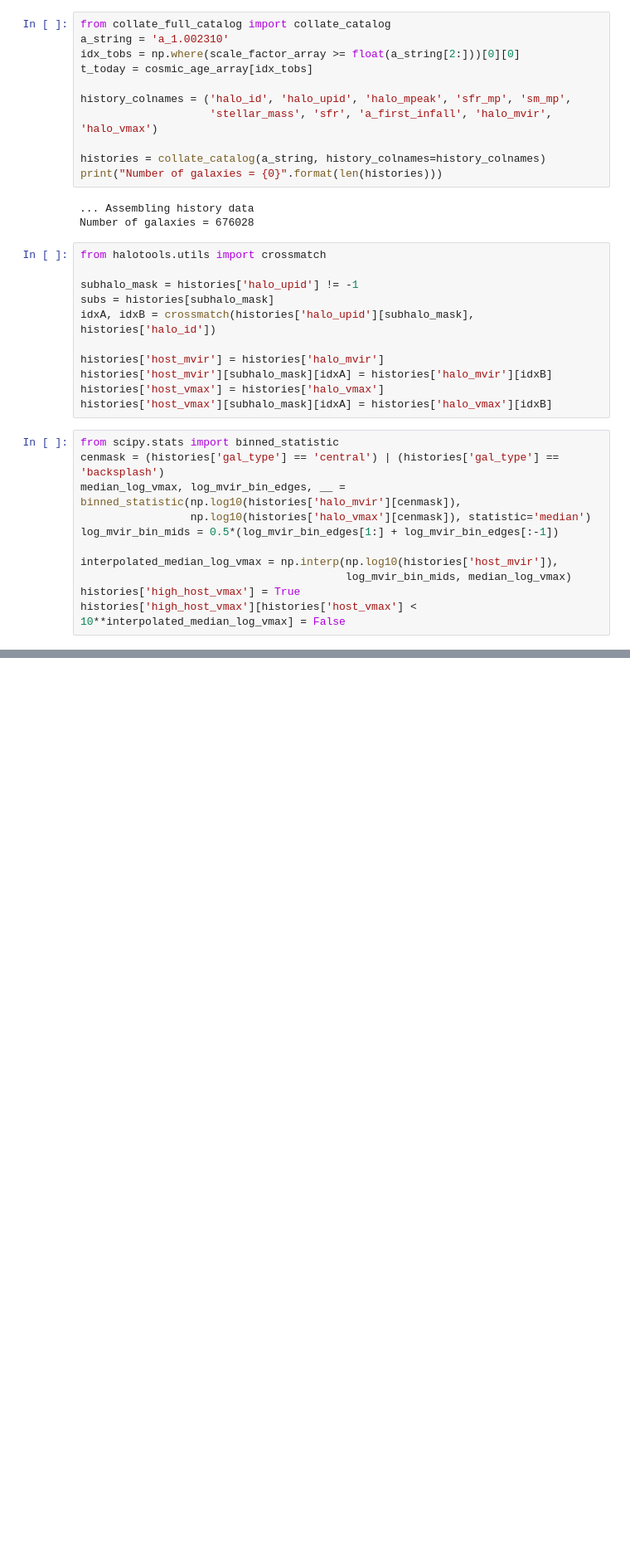
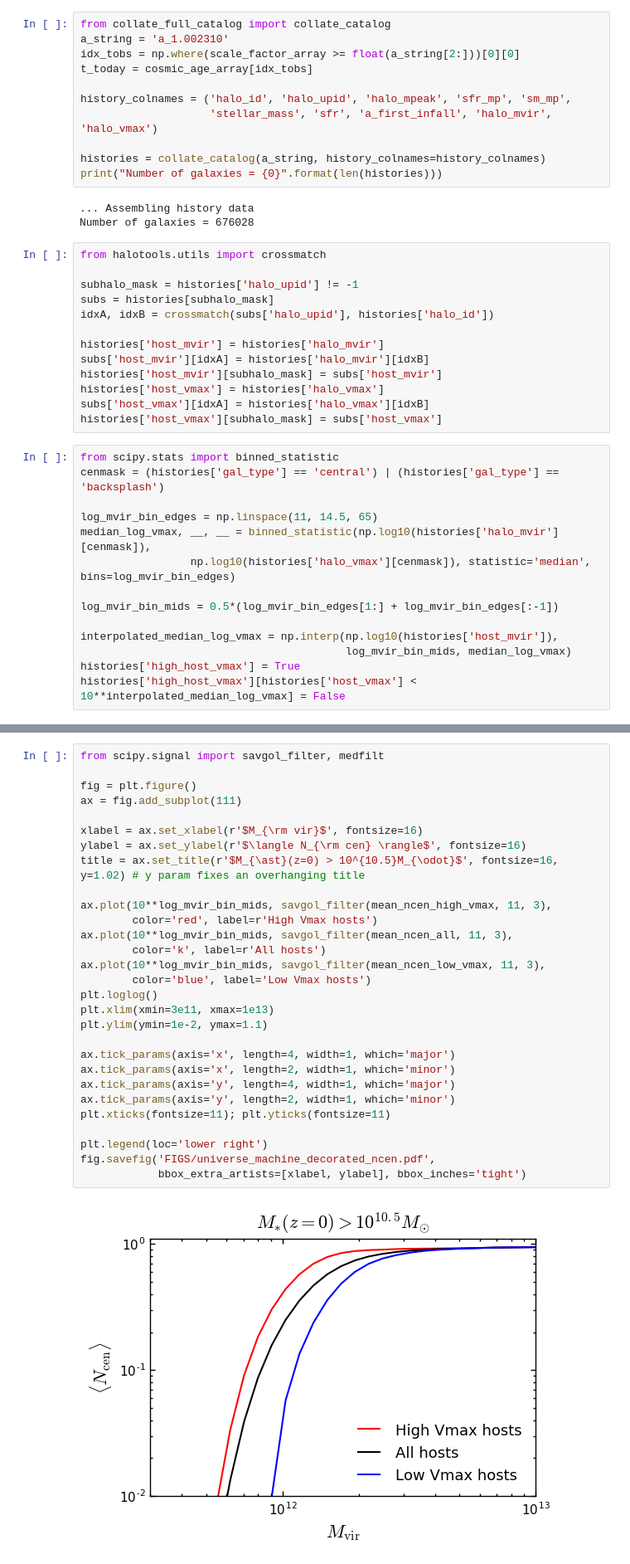
Before and after one commit to aphearin/time_evolving_cam_utils, a Jupyter notebook: calculated_conditioned_hod.ipynb, the cells around one changed output, grey strips where cells are left out. Shown at 83% size. Cells and saved outputs as stored; diff of their text form; blank space fills up the shorter version.

Commit message:
Added decorated hod analysis

```diff
--- a/calculated_conditioned_hod.ipynb
+++ b/calculated_conditioned_hod.ipynb
@@ -24,17 +24,22 @@ from halotools.utils import crossmatch
 
 subhalo_mask = histories['halo_upid'] != -1
 subs = histories[subhalo_mask]
-idxA, idxB = crossmatch(histories['halo_upid'][subhalo_mask], histories['halo_id'])
+idxA, idxB = crossmatch(subs['halo_upid'], histories['halo_id'])
 
 histories['host_mvir'] = histories['halo_mvir']
-histories['host_mvir'][subhalo_mask][idxA] = histories['halo_mvir'][idxB]
+subs['host_mvir'][idxA] = histories['halo_mvir'][idxB]
+histories['host_mvir'][subhalo_mask] = subs['host_mvir']
 histories['host_vmax'] = histories['halo_vmax']
-histories['host_vmax'][subhalo_mask][idxA] = histories['halo_vmax'][idxB]
+subs['host_vmax'][idxA] = histories['halo_vmax'][idxB]
+histories['host_vmax'][subhalo_mask] = subs['host_vmax']
 # %%
 from scipy.stats import binned_statistic
 cenmask = (histories['gal_type'] == 'central') | (histories['gal_type'] == 'backsplash')
-median_log_vmax, log_mvir_bin_edges, __ = binned_statistic(np.log10(histories['halo_mvir'][cenmask]),
-                 np.log10(histories['halo_vmax'][cenmask]), statistic='median')
+
+log_mvir_bin_edges = np.linspace(11, 14.5, 65)
+median_log_vmax, __, __ = binned_statistic(np.log10(histories['halo_mvir'][cenmask]),
+                 np.log10(histories['halo_vmax'][cenmask]), statistic='median', bins=log_mvir_bin_edges)
+
 log_mvir_bin_mids = 0.5*(log_mvir_bin_edges[1:] + log_mvir_bin_edges[:-1])
 
 interpolated_median_log_vmax = np.interp(np.log10(histories['host_mvir']),
@@ -43,0 +91,31 @@ histories['high_host_vmax'][histories['host_vmax'] < 10**interpolated_median_log
+# %%
+from scipy.signal import savgol_filter, medfilt
+
+fig = plt.figure()
+ax = fig.add_subplot(111)
+
+xlabel = ax.set_xlabel(r'$M_{\rm vir}$', fontsize=16)
+ylabel = ax.set_ylabel(r'$\langle N_{\rm cen} \rangle$', fontsize=16)
+title = ax.set_title(r'$M_{\ast}(z=0) > 10^{10.5}M_{\odot}$', fontsize=16, y=1.02) # y param fixes an overhanging title
+
+ax.plot(10**log_mvir_bin_mids, savgol_filter(mean_ncen_high_vmax, 11, 3),
+        color='red', label=r'High Vmax hosts')
+ax.plot(10**log_mvir_bin_mids, savgol_filter(mean_ncen_all, 11, 3),
+        color='k', label=r'All hosts')
+ax.plot(10**log_mvir_bin_mids, savgol_filter(mean_ncen_low_vmax, 11, 3),
+        color='blue', label='Low Vmax hosts')
+plt.loglog()
+plt.xlim(xmin=3e11, xmax=1e13)
+plt.ylim(ymin=1e-2, ymax=1.1)
+
+ax.tick_params(axis='x', length=4, width=1, which='major')
+ax.tick_params(axis='x', length=2, width=1, which='minor')
+ax.tick_params(axis='y', length=4, width=1, which='major')
+ax.tick_params(axis='y', length=2, width=1, which='minor')
+plt.xticks(fontsize=11); plt.yticks(fontsize=11)
+
+plt.legend(loc='lower right')
+fig.savefig('FIGS/universe_machine_decorated_ncen.pdf',
+            bbox_extra_artists=[xlabel, ylabel], bbox_inches='tight')
+# %% [output]
+[figure, added]
```
Also changed, not shown: parts of 2 cells of this notebook, 2 other files.
